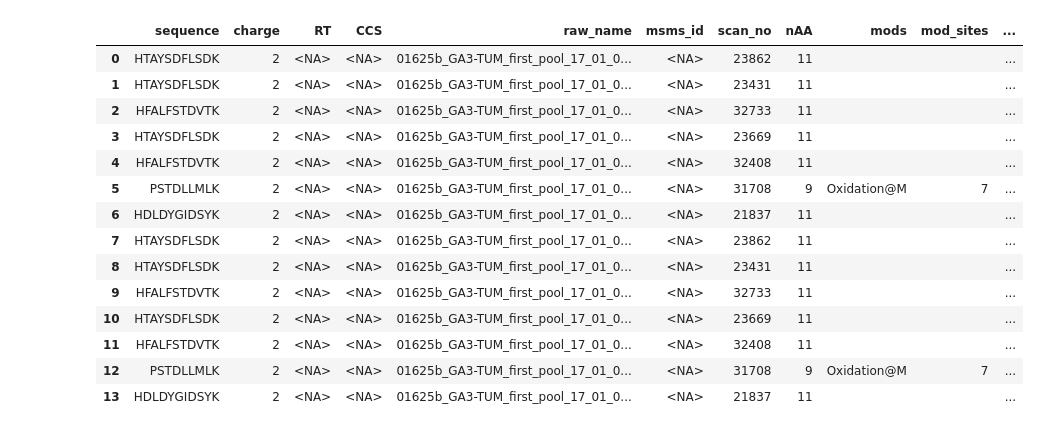
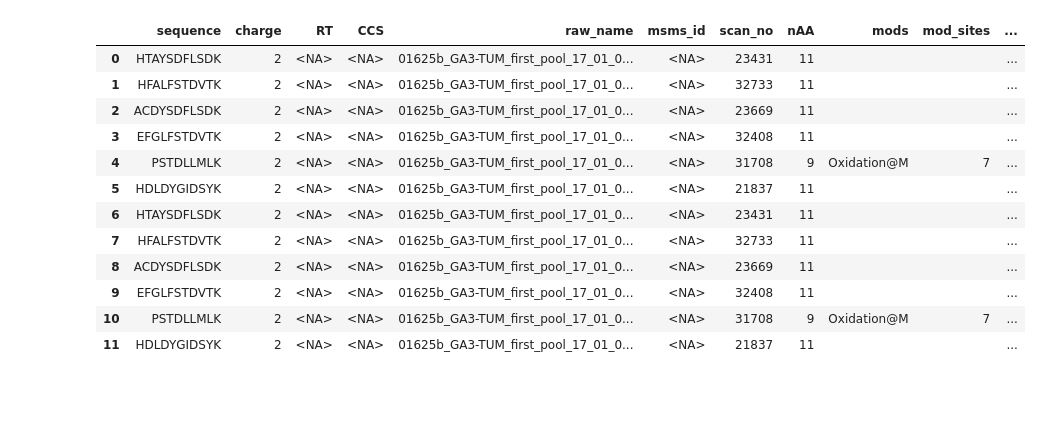
Before and after one commit to MannLabs/alphapeptdeep, a Jupyter notebook: nbdev_nbs/reader/pfind_reader.ipynb, the cells around one changed output. Drawn from its saved outputs; the diff is of its cells as text; code cells hidden in the pictures; blank space fills up the shorter version.

```diff
--- a/nbdev_nbs/reader/pfind_reader.ipynb
+++ b/nbdev_nbs/reader/pfind_reader.ipynb
@@ -328,28 +317,36 @@ def load_psmlabel_list(
         psm_df_list.append(psm_reader.psm_df)
         fragment_inten_df_list.append(psm_reader.fragment_inten_df)
     return concat_precursor_fragment_dataframes(psm_df_list, fragment_inten_df_list)
-# %%
-psm_df, fragment_inten_df = load_psmlabel_list(
-    [io.StringIO(psmlabel_str), io.StringIO(psmlabel_str)],
-    [30,30],['Lumos','QE'],
-    include_mod_list=['Oxidation@M']
-)
-psm_df
-# %% [output]
-|  | sequence | charge | RT | CCS | raw_name | msms_id | scan_no | nAA | mods | mod_sites | ... |
-| 0 | HTAYSDFLSDK | 2 | <NA> | <NA> | 01625b_GA3-TUM_first_pool_17_01_0... | <NA> | 23862 | 11 |  |  | ... |
-| 1 | HTAYSDFLSDK | 2 | <NA> | <NA> | 01625b_GA3-TUM_first_pool_17_01_0... | <NA> | 23431 | 11 |  |  | ... |
-| 2 | HFALFSTDVTK | 2 | <NA> | <NA> | 01625b_GA3-TUM_first_pool_17_01_0... | <NA> | 32733 | 11 |  |  | ... |
-| 3 | HTAYSDFLSDK | 2 | <NA> | <NA> | 01625b_GA3-TUM_first_pool_17_01_0... | <NA> | 23669 | 11 |  |  | ... |
-| 4 | HFALFSTDVTK | 2 | <NA> | <NA> | 01625b_GA3-TUM_first_pool_17_01_0... | <NA> | 32408 | 11 |  |  | ... |
-| 5 | PSTDLLMLK | 2 | <NA> | <NA> | 01625b_GA3-TUM_first_pool_17_01_0... | <NA> | 31708 | 9 | Oxidation@M | 7 | ... |
-| 6 | HDLDYGIDSYK | 2 | <NA> | <NA> | 01625b_GA3-TUM_first_pool_17_01_0... | <NA> | 21837 | 11 |  |  | ... |
-| 7 | HTAYSDFLSDK | 2 | <NA> | <NA> | 01625b_GA3-TUM_first_pool_17_01_0... | <NA> | 23862 | 11 |  |  | ... |
-| 8 | HTAYSDFLSDK | 2 | <NA> | <NA> | 01625b_GA3-TUM_first_pool_17_01_0... | <NA> | 23431 | 11 |  |  | ... |
-| 9 | HFALFSTDVTK | 2 | <NA> | <NA> | 01625b_GA3-TUM_first_pool_17_01_0... | <NA> | 32733 | 11 |  |  | ... |
-| 10 | HTAYSDFLSDK | 2 | <NA> | <NA> | 01625b_GA3-TUM_first_pool_17_01_0... | <NA> | 23669 | 11 |  |  | ... |
-| 11 | HFALFSTDVTK | 2 | <NA> | <NA> | 01625b_GA3-TUM_first_pool_17_01_0... | <NA> | 32408 | 11 |  |  | ... |
-| 12 | PSTDLLMLK | 2 | <NA> | <NA> | 01625b_GA3-TUM_first_pool_17_01_0... | <NA> | 31708 | 9 | Oxidation@M | 7 | ... |
-| 13 | HDLDYGIDSYK | 2 | <NA> | <NA> | 01625b_GA3-TUM_first_pool_17_01_0... | <NA> | 21837 | 11 |  |  | ... |
+# %%
+psmlabel_str = '''spec	peptide	modinfo	b	b-NH3	b-H2O	b-modloss	y	y-NH3	y-H2O	y-modloss
+01625b_GA3-TUM_first_pool_17_01_01-3xHCD-1h-R1.31809.31809.2.0.dta	PSTDLLMLK	2,Phospho[S];7,Oxidation[M];	b2+1,11394796;b3+1,1242152.8;b4+1,3736963.3;b4+2,169730.9;b5+1,1963146.4;b6+1,1264694.9;b6+2,265013.9;b7+1,1253226.5;b7+2,909294.6;b8+1,720161.7;		b2-H2O+1,1392711.1;b3-H2O+1,2807275.5;b4-H2O+1,656366;b5-H2O+1,341585;b6-H2O+1,209442.1;	b7_modloss+1,473386.4;b8_modloss+1,208994.1;	y8+1,22006548;y8+2,256042.3;y7+1,19231634;y7+2,213004.9;y6+1,6696723;y5+1,5890172;y4+1,4885660.5;y3+1,3570823.5;y2+1,1857323.8;y1+1,1636183.8;	y8-NH3+1,567207.4;y1-NH3+1,531551.1;	y8-H2O+1,1416820.1;y8-H2O+2,256081;y7-H2O+1,900931.1;y7-H2O+2,2961118.5;y3-H2O+1,184890.4;y2-H2O+1,306988.6;y1-H2O+1,1126237.5;	y8_modloss+1,4600049;y7_modloss+1,3840026.3;y6_modloss+1,1045096.9;y5_modloss+1,868705.3;y4_modloss+1,573257.7;y3_modloss+1,518627;
+01625b_GA3-TUM_first_pool_17_01_01-3xHCD-1h-R1.23862.23862.2.0.dta	HTAYSDFLSDK	2,IlegalMod[T];	b1+1,299364.8;b2+1,3488062;b3+1,308160.7;b4+1,233294.5;b5+1,55810.8;b6+1,650653.9;b7+1,485245;b8+1,328604.8;b9+1,160565.1;b10+1,376348.6;	b7-NH3+1,63030.5;b10-NH3+1,129601.2;	b2-H2O+1,176123.1;b3-H2O+1,114956.5;b4-H2O+1,59385.5;b5-H2O+1,41324.8;b6-H2O+1,527812.9;b7-H2O+1,275831.8;b8-H2O+1,365457.2;b9-H2O+1,227540.1;b9-H2O+2,59055.5;b10-H2O+1,265041.1;b10-H2O+2,55810.8;		y10+1,2513661;y9+1,3651241.3;y8+1,989975.4;y7+1,594356.4;y6+1,155207.8;y5+1,1266161.9;y4+1,321580;y3+1,1227822.8;y2+1,636557.6;y1+1,697604.3;	y10-NH3+1,75562.7;y7-NH3+1,102006.4;y1-NH3+1,185766.1;	y10-H2O+1,189888.1;y9-H2O+1,73236.7;y4-H2O+1,56329.2;y3-H2O+1,91522.7;y2-H2O+1,98231.2;y1-H2O+1,375849.7;
+01625b_GA3-TUM_first_pool_17_01_01-3xHCD-1h-R1.23431.23431.2.0.dta	HTAYSDFLSDK		b1+1,45976.2;b2+1,568759.5;b3+1,49093.1;b4+1,49601;b5+1,23729.4;b6+1,141218;b7+1,104082.9;b8+1,115693.4;b9+1,60744.1;b10+1,98634.1;	b5-NH3+1,12496.8;b8-NH3+1,33514.1;b9-NH3+1,34818.7;	b2-H2O+1,13616.9;b3-H2O+1,9902.4;b4-H2O+1,29442.6;b5-H2O+1,13391.7;b6-H2O+1,54826.9;b7-H2O+1,62953.9;b8-H2O+1,69100.3;b9-H2O+1,60146.4;b10-H2O+1,50907.2;b10-H2O+2,23729.4;		y10+1,361255.9;y9+1,552602.6;y8+1,160028.2;y7+1,102606.7;y6+1,22479.1;y5+1,167033.7;y4+1,76430.6;y3+1,273281.6;y2+1,165234.1;y1+1,142589;	y7-NH3+1,22439.1;y1-NH3+1,37364.8;	y10-H2O+1,29709;y9-H2O+1,16514.8;y3-H2O+1,36499.1;y2-H2O+1,17987.4;y1-H2O+1,96955.6;
+01625b_GA3-TUM_first_pool_17_01_01-3xHCD-1h-R1.32733.32733.2.0.dta	HFALFSTDVTK		b1+1,27135.7;b2+1,361137.4;b3+1,68835.3;b4+1,70138.3;b5+1,45754.8;b7+1,11576.6;b8+1,91503.8;b9+1,64331.7;b10+1,27626.7;b10+2,25667;		b3-H2O+1,48033;b9-H2O+1,14316.2;b10-H2O+1,11975.8;		y10+1,219460.2;y10+2,13433.4;y9+1,442455.6;y8+1,97392.2;y7+1,108960.5;y6+1,60849.7;y5+1,26771.3;y4+1,17036.4;y3+1,45523.9;y2+1,103608.1;y1+1,62643;	y6-NH3+2,11445.5;y1-NH3+1,18111.4;	y2-H2O+1,15362.3;y1-H2O+1,34004.8;
+01625b_GA3-TUM_first_pool_17_01_01-3xHCD-1h-R1.23669.23669.2.0.dta	ACDYSDFLSDK		b1+1,262855;b2+1,3235572.3;b3+1,268667.7;b4+1,237506.8;b5+1,80077.3;b6+1,557696.8;b7+1,336325.9;b7+2,31299.9;b8+1,247175;b8+2,28601.6;b9+1,116897.4;b9+2,18714.8;b10+1,275498.9;	b2-NH3+1,19037.2;	b2-H2O+1,141344.2;b3-H2O+1,92893.6;b4-H2O+1,56392;b5-H2O+1,46386.1;b6-H2O+1,404526;b7-H2O+1,203047.2;b7-H2O+2,13485.6;b8-H2O+1,231333.9;b8-H2O+2,30468.7;b9-H2O+1,151952.4;b9-H2O+2,53914;b10-H2O+1,172398.7;b10-H2O+2,80077.3;		y10+1,1652851.5;y10+2,31706.2;y9+1,2379192.5;y8+1,664060.9;y8+2,26944.2;y7+1,418105.1;y6+1,118890.7;y5+1,1026599.5;y4+1,309265.2;y3+1,1084321;y2+1,608127.8;y1+1,617369.5;	y10-NH3+1,41452.9;y7-NH3+1,61761.1;y2-NH3+1,32386.8;y1-NH3+1,199112.3;	y10-H2O+1,127643.4;y9-H2O+1,49576.6;y8-H2O+1,26233.2;y6-H2O+1,13648.5;y5-H2O+1,34467.8;y4-H2O+1,28410.1;y3-H2O+1,75421.2;y2-H2O+1,106013.4;y1-H2O+1,351150.3;
+01625b_GA3-TUM_first_pool_17_01_01-3xHCD-1h-R1.32408.32408.2.0.dta	EFGLFSTDVTK		b1+1,39174;b2+1,547471.8;b3+1,97899.3;b4+1,102380.5;b5+1,64629.1;b6+1,18020.3;b6+2,11095.4;b8+1,102782.6;b9+1,70052.5;b10+1,32341.3;b10+2,19485.5;	b2-NH3+1,17124.9;	b3-H2O+1,81865.9;b8-H2O+1,16527.8;b10-H2O+1,22699.3;		y10+1,251072.3;y9+1,579795.4;y8+1,126733.6;y7+1,154207.1;y6+1,73626;y5+1,19896.1;y4+1,20851.9;y3+1,70220.2;y2+1,127975.4;y1+1,81733.5;	y1-NH3+1,23140.9;	y2-H2O+1,18157.2;y1-H2O+1,43263.3;
+01625b_GA3-TUM_first_pool_17_01_01-3xHCD-1h-R1.31708.31708.2.0.dta	PSTDLLMLK	7,Oxidation[M];	b2+1,15111598;b3+1,1437139.1;b4+1,4843799.5;b4+2,308051.3;b5+1,2508311;b6+1,1812935.6;b6+2,332253.3;b7+1,1607183.6;b7+2,1064015.8;b8+1,1010607.1;		b2-H2O+1,1739067.1;b3-H2O+1,3721898;b4-H2O+1,832363.4;b5-H2O+1,598314.4;b6-H2O+1,370911.8;b7-H2O+1,342069.2;b8-H2O+1,267002.9;	b7_modloss+1,667185.4;b8_modloss+1,233204;	y8+1,28281878;y8+2,367999.1;y7+1,22845608;y7+2,591054.7;y6+1,8346688;y5+1,6896273;y5+2,145534.7;y4+1,5982969;y3+1,4114733.5;y2+1,2586525.3;y1+1,2430101.8;	y7-NH3+1,376892.8;y6-NH3+1,217853;y1-NH3+1,732089.9;	y8-H2O+1,1979115.4;y8-H2O+2,324478.8;y7-H2O+1,1182049.3;y7-H2O+2,4076522;y6-H2O+1,180659.8;y5-H2O+1,166679.8;y3-H2O+1,163515.6;y2-H2O+1,357436.9;y1-H2O+1,1743094.4;	y8_modloss+1,6069443.5;y7_modloss+1,4348249;y6_modloss+1,1384640.9;y5_modloss+1,1112314.8;y4_modloss+1,563618.3;y3_modloss+1,625598.4;
+01625b_GA3-TUM_first_pool_17_01_01-3xHCD-1h-R1.21837.21837.2.0.dta	HDLDYGIDSYK		b1+1,41983.3;b2+1,379322.4;b3+1,56831.5;b4+1,115561.6;b5+1,42836.4;b6+1,50857.8;b7+1,51406.2;b7+2,18378.2;b8+1,113548.1;b8+2,9950.8;b9+1,59166.4;b9+2,15431;b10+1,48784.2;	b10-NH3+1,13714.9;	b2-H2O+1,13046.2;b3-H2O+1,64792.4;b4-H2O+1,11627.2;b9-H2O+1,41938.1;b10-H2O+1,26039.3;		y10+1,305846.1;y9+1,262227.6;y8+1,113308;y7+1,140019.9;y6+1,74818.5;y4+1,50029.2;y3+1,135117.1;y2+1,55729.5;y1+1,93491.5;	y10-NH3+1,15723.9;y9-NH3+1,10144.8;y1-NH3+1,28375.2;	y7-H2O+1,11441.7;y1-H2O+1,42537.6;	'''
+
+psm_df, fragment_inten_df = load_psmlabel_list(
+    [io.StringIO(psmlabel_str), io.StringIO(psmlabel_str)],
+    [30,30],['Lumos','QE'],
+    include_mod_list=['Oxidation@M']
+)
+psm_df
+# %% [output]
+|  | sequence | charge | RT | CCS | raw_name | msms_id | scan_no | nAA | mods | mod_sites | ... |
+| 0 | HTAYSDFLSDK | 2 | <NA> | <NA> | 01625b_GA3-TUM_first_pool_17_01_0... | <NA> | 23431 | 11 |  |  | ... |
+| 1 | HFALFSTDVTK | 2 | <NA> | <NA> | 01625b_GA3-TUM_first_pool_17_01_0... | <NA> | 32733 | 11 |  |  | ... |
+| 2 | ACDYSDFLSDK | 2 | <NA> | <NA> | 01625b_GA3-TUM_first_pool_17_01_0... | <NA> | 23669 | 11 |  |  | ... |
+| 3 | EFGLFSTDVTK | 2 | <NA> | <NA> | 01625b_GA3-TUM_first_pool_17_01_0... | <NA> | 32408 | 11 |  |  | ... |
+| 4 | PSTDLLMLK | 2 | <NA> | <NA> | 01625b_GA3-TUM_first_pool_17_01_0... | <NA> | 31708 | 9 | Oxidation@M | 7 | ... |
+| 5 | HDLDYGIDSYK | 2 | <NA> | <NA> | 01625b_GA3-TUM_first_pool_17_01_0... | <NA> | 21837 | 11 |  |  | ... |
+| 6 | HTAYSDFLSDK | 2 | <NA> | <NA> | 01625b_GA3-TUM_first_pool_17_01_0... | <NA> | 23431 | 11 |  |  | ... |
+| 7 | HFALFSTDVTK | 2 | <NA> | <NA> | 01625b_GA3-TUM_first_pool_17_01_0... | <NA> | 32733 | 11 |  |  | ... |
+| 8 | ACDYSDFLSDK | 2 | <NA> | <NA> | 01625b_GA3-TUM_first_pool_17_01_0... | <NA> | 23669 | 11 |  |  | ... |
+| 9 | EFGLFSTDVTK | 2 | <NA> | <NA> | 01625b_GA3-TUM_first_pool_17_01_0... | <NA> | 32408 | 11 |  |  | ... |
+| 10 | PSTDLLMLK | 2 | <NA> | <NA> | 01625b_GA3-TUM_first_pool_17_01_0... | <NA> | 31708 | 9 | Oxidation@M | 7 | ... |
+| 11 | HDLDYGIDSYK | 2 | <NA> | <NA> | 01625b_GA3-TUM_first_pool_17_01_0... | <NA> | 21837 | 11 |  |  | ... |
 # %%
 #hide
```
Also changed, not shown: parts of 4 cells of this notebook, 13 other files.
